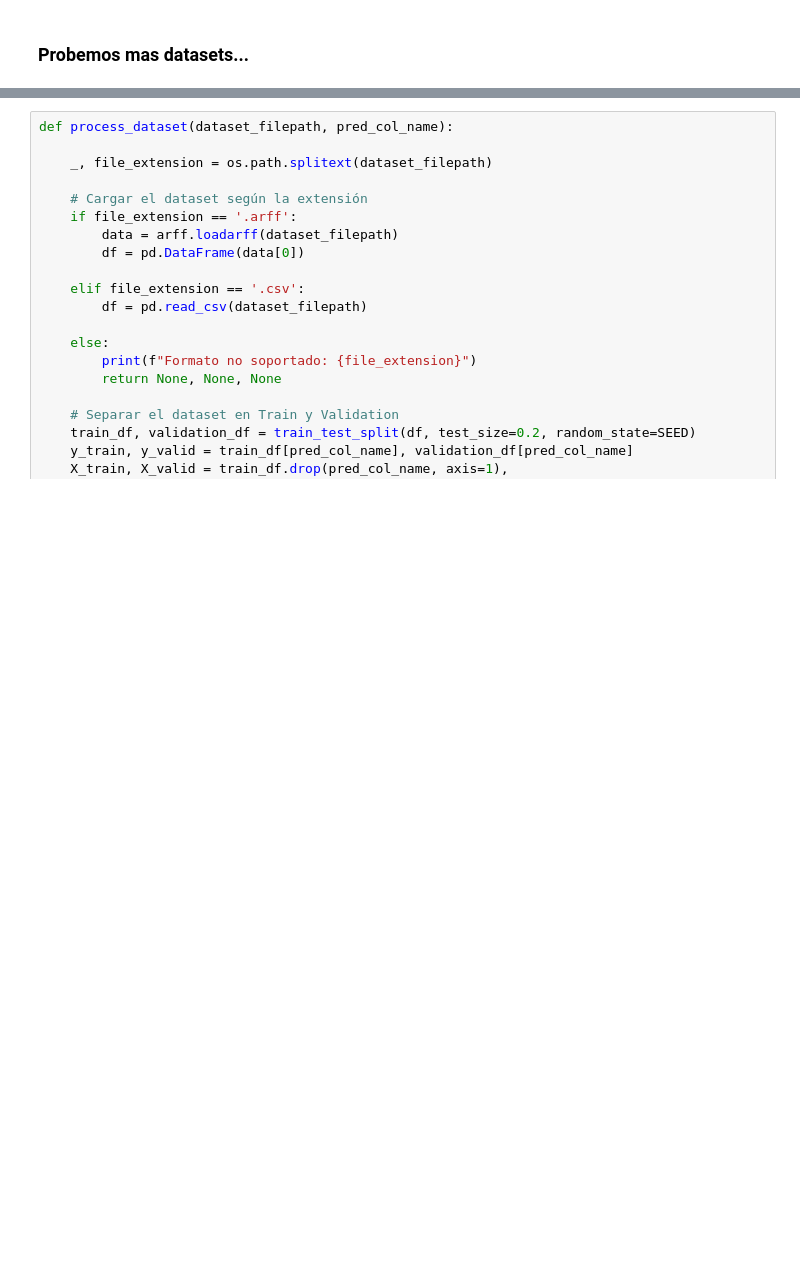
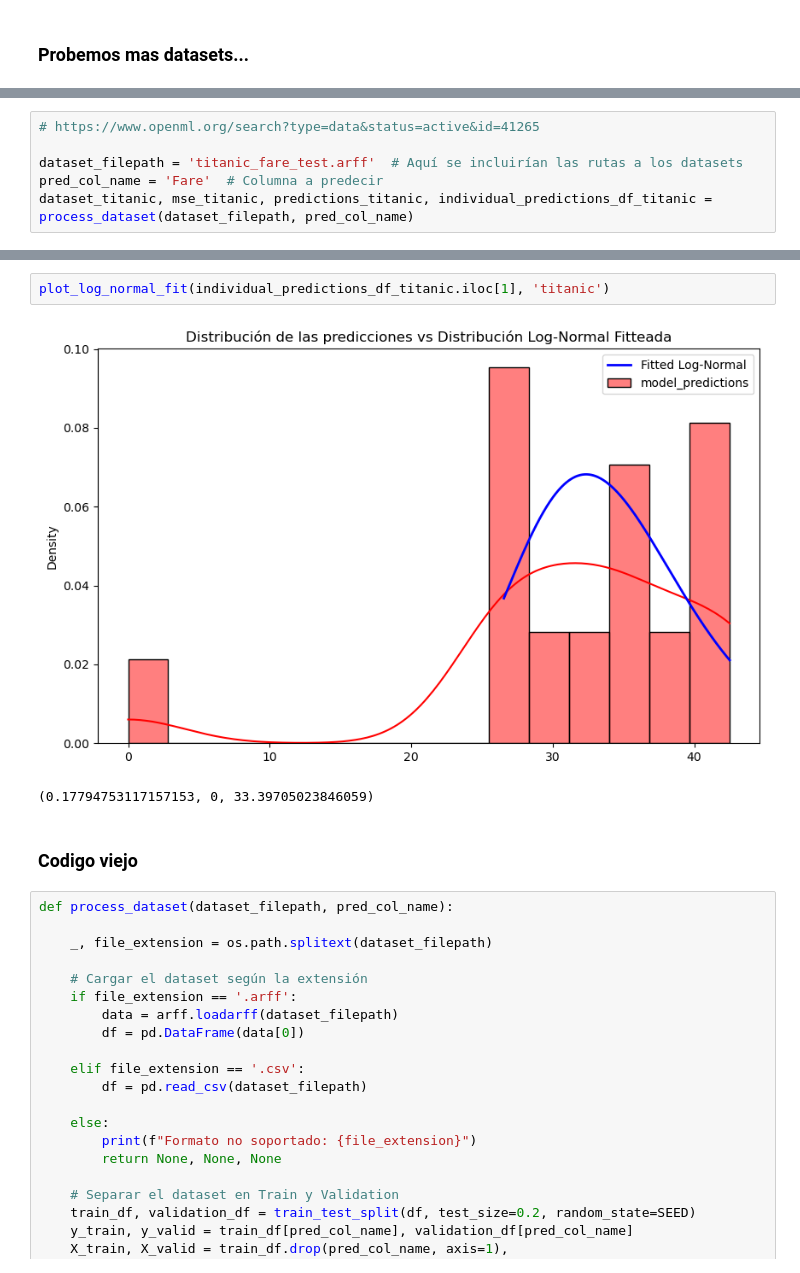
Before and after one commit to fedeegiorgi/proyecto-final, a Jupyter notebook: src/distribucion/analisis_distribucion.ipynb, the cells around one changed output, grey strips where cells are left out. Cells and saved outputs as stored; diff of their text form; blank space fills up the shorter version.

Commit message:
arboles_individuales

```diff
--- a/src/distribucion/analisis_distribucion.ipynb
+++ b/src/distribucion/analisis_distribucion.ipynb
@@ -458,0 +517,6 @@ plt.show()
+# %%
+# https://www.openml.org/search?type=data&status=active&id=41265
+
+dataset_filepath = 'titanic_fare_test.arff'  # Aquí se incluirían las rutas a los datasets
+pred_col_name = 'Fare'  # Columna a predecir
+dataset_titanic, mse_titanic, predictions_titanic, individual_predictions_df_titanic = process_dataset(dataset_filepath, pred_col_name)
@@ -459,3 +554,10 @@ plt.show()
+# %%
+plot_log_normal_fit(individual_predictions_df_titanic.iloc[1], 'titanic')
+# %% [output]
+[figure, added]
+(0.17794753117157153, 0, 33.39705023846059)
+# %% [markdown]
+### Codigo viejo
 # %%
 def process_dataset(dataset_filepath, pred_col_name):
 
```
Also changed, not shown: parts of 7 cells of this notebook, 2 other files.
